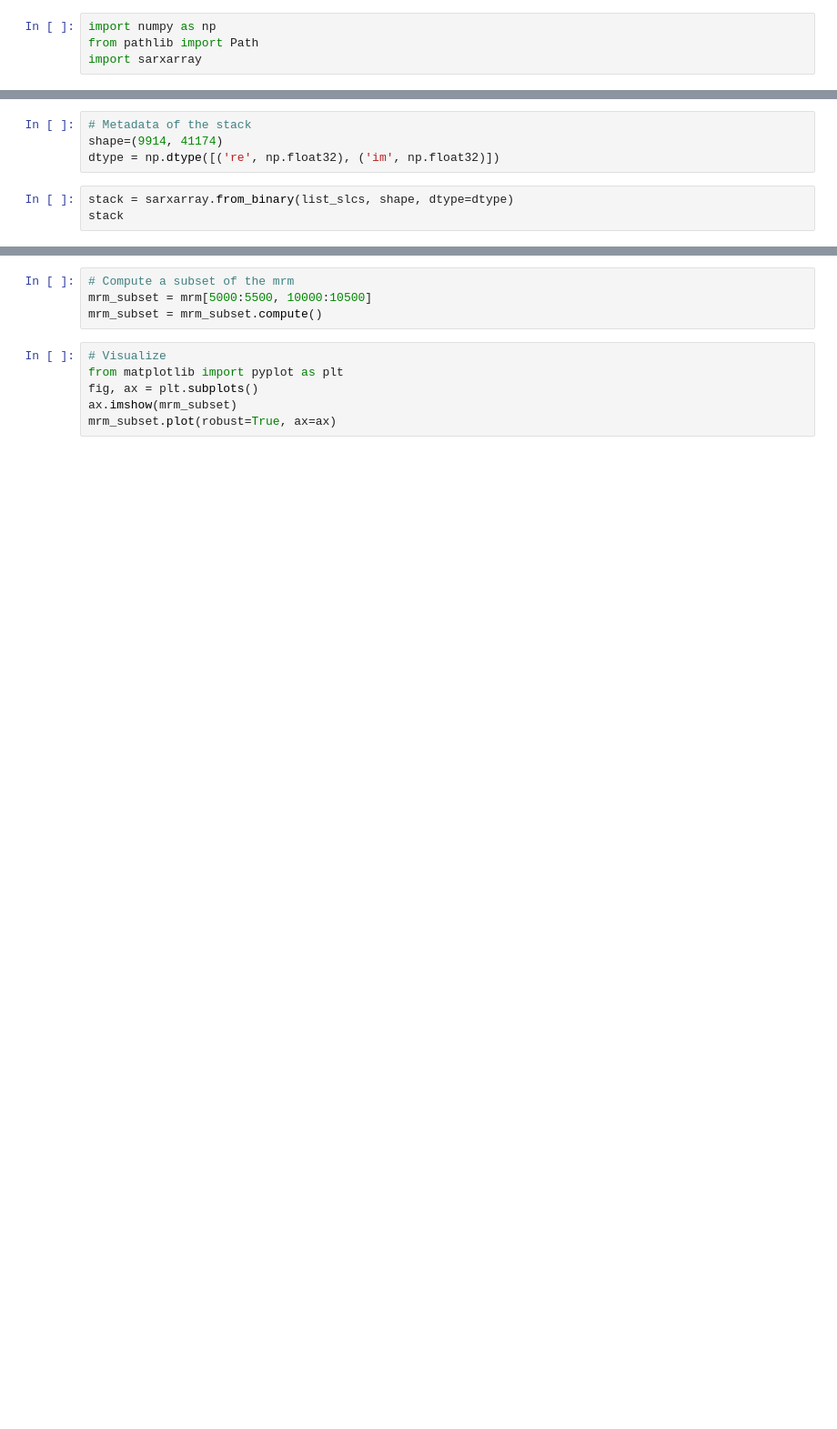
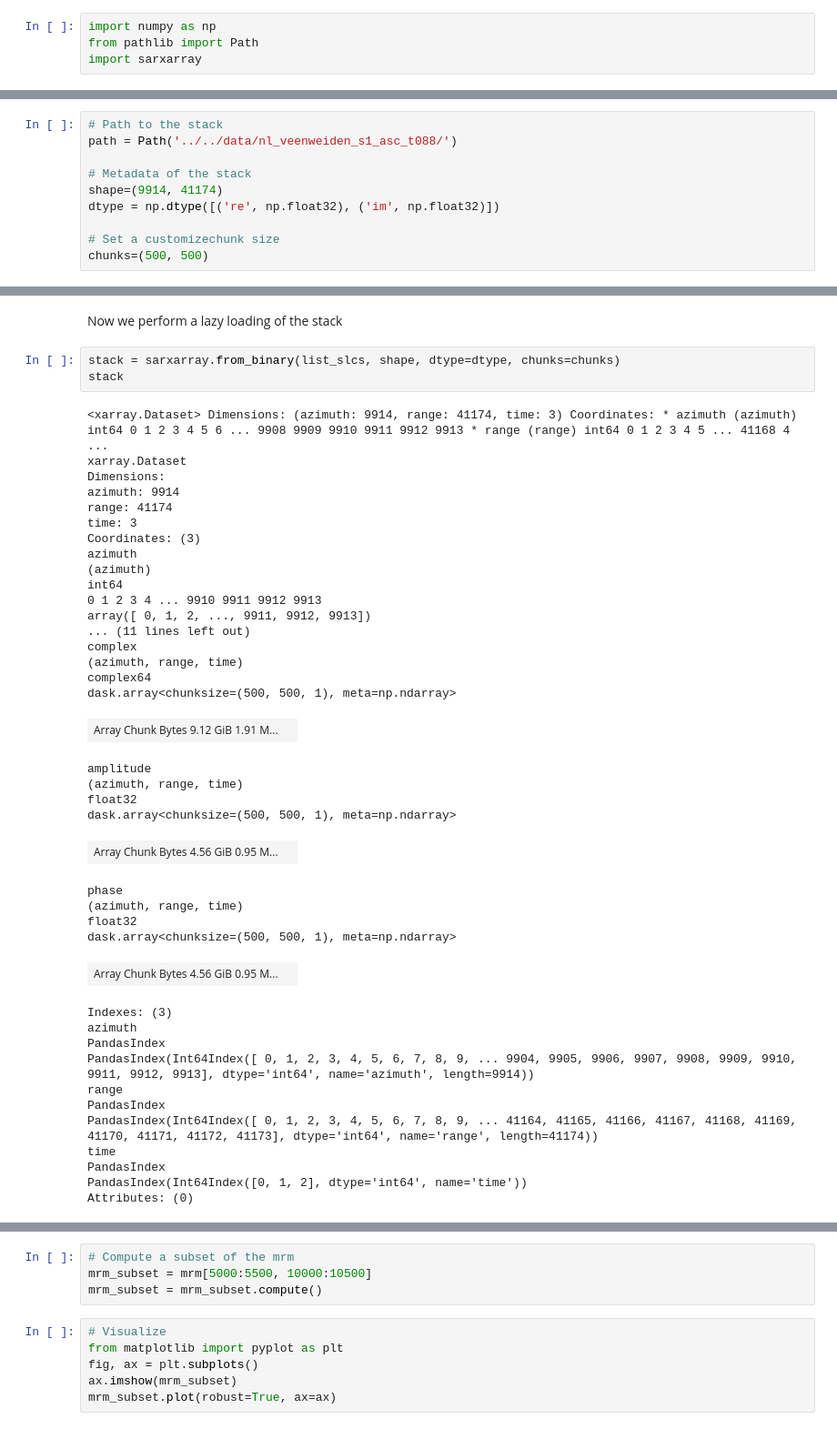
Before and after one commit to TUDelftGeodesy/sarxarray, a Jupyter notebook: examples/demo_sarxarray.ipynb, the cells around one changed output, grey strips where cells are left out. Shown at 91% size. Drawn from its saved outputs; the diff is of its cells as text; blank space fills up the shorter version.

```diff
--- a/examples/demo_sarxarray.ipynb
+++ b/examples/demo_sarxarray.ipynb
@@ -26,3 +49,13 @@ path = Path('../../data/nl_veenweiden_s1_asc_t088/')
+# %%
+# Path to the stack
+path = Path('../../data/nl_veenweiden_s1_asc_t088/')
+
+# Metadata of the stack
+shape=(9914, 41174)
+dtype = np.dtype([('re', np.float32), ('im', np.float32)])
+
+# Set a customizechunk size
+chunks=(500, 500)
 # %%
 # Make a list of SLCs to read
 f_slc = 'slc_srd_nl_veenweiden.raw'
@@ -31,7 +68,45 @@ list_slcs
-# %%
-# Metadata of the stack
-shape=(9914, 41174)
-dtype = np.dtype([('re', np.float32), ('im', np.float32)])
+# %% [markdown]
+Now we perform a lazy loading of the stack
 # %%
-stack = sarxarray.from_binary(list_slcs, shape, dtype=dtype)
+stack = sarxarray.from_binary(list_slcs, shape, dtype=dtype, chunks=chunks)
 stack
+# %% [output]
+<xarray.Dataset> Dimensions: (azimuth: 9914, range: 41174, time: 3) Coordinates: * azimuth (azimuth) int64 0 1 2 3 4 5 6 ... 9908 9909 9910 9911 9912 9913 * range (range) int64 0 1 2 3 4 5 ... 41168 4 ...
+xarray.Dataset
+Dimensions:
+azimuth: 9914
+range: 41174
+time: 3
+Coordinates: (3)
+azimuth
+(azimuth)
+int64
+0 1 2 3 4 ... 9910 9911 9912 9913
+array([ 0, 1, 2, ..., 9911, 9912, 9913])
+... (11 lines left out)
+complex
+(azimuth, range, time)
+complex64
+dask.array<chunksize=(500, 500, 1), meta=np.ndarray>
+| Array Chunk Bytes 9.12 GiB 1.91 M... |  |
+amplitude
+(azimuth, range, time)
+float32
+dask.array<chunksize=(500, 500, 1), meta=np.ndarray>
+| Array Chunk Bytes 4.56 GiB 0.95 M... |  |
+phase
+(azimuth, range, time)
+float32
+dask.array<chunksize=(500, 500, 1), meta=np.ndarray>
+| Array Chunk Bytes 4.56 GiB 0.95 M... |  |
+Indexes: (3)
+azimuth
+PandasIndex
+PandasIndex(Int64Index([ 0, 1, 2, 3, 4, 5, 6, 7, 8, 9, ... 9904, 9905, 9906, 9907, 9908, 9909, 9910, 9911, 9912, 9913], dtype='int64', name='azimuth', length=9914))
+range
+PandasIndex
+PandasIndex(Int64Index([ 0, 1, 2, 3, 4, 5, 6, 7, 8, 9, ... 41164, 41165, 41166, 41167, 41168, 41169, 41170, 41171, 41172, 41173], dtype='int64', name='range', length=41174))
+time
+PandasIndex
+PandasIndex(Int64Index([0, 1, 2], dtype='int64', name='time'))
+Attributes: (0)
```
Also changed, not shown: parts of 29 cells of this notebook.
